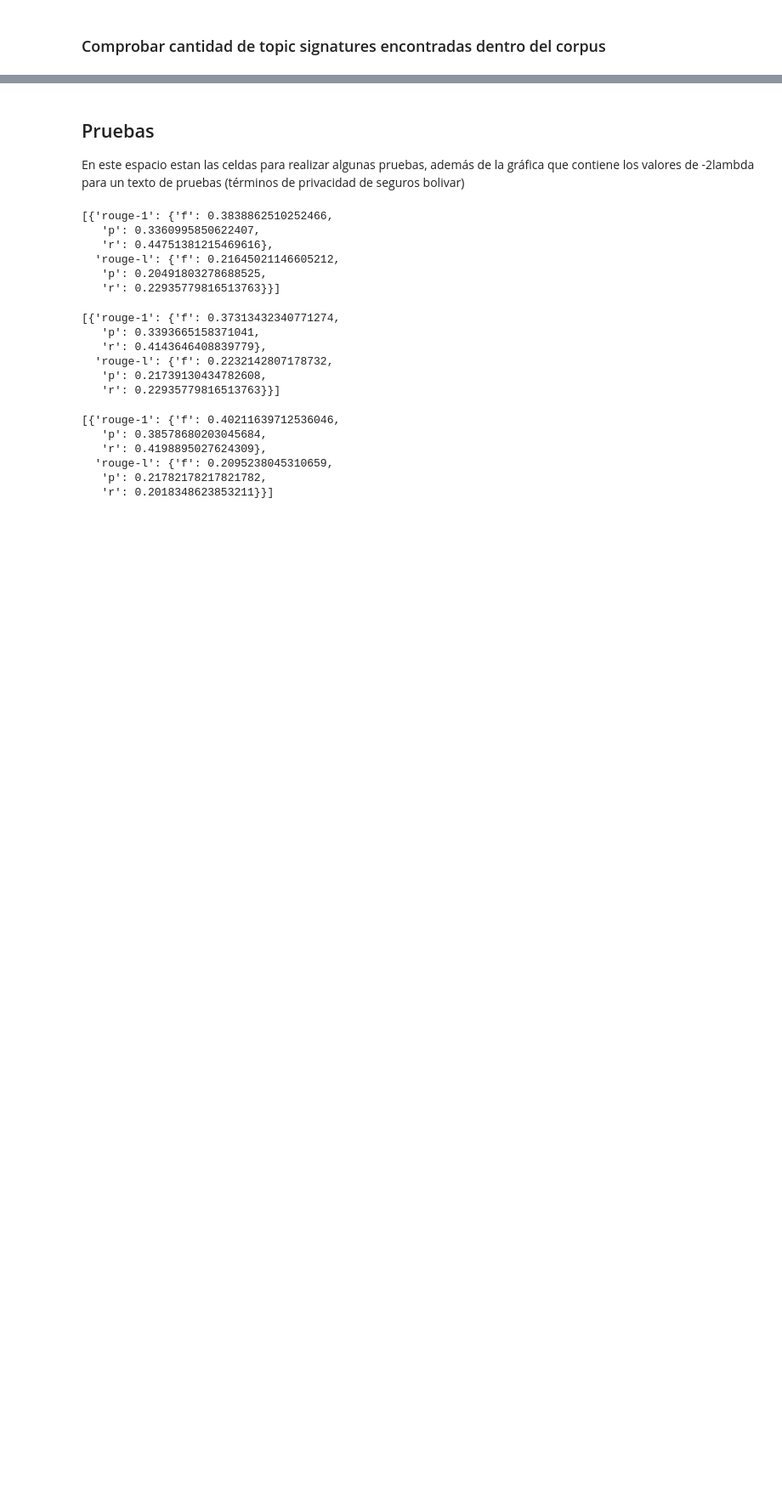
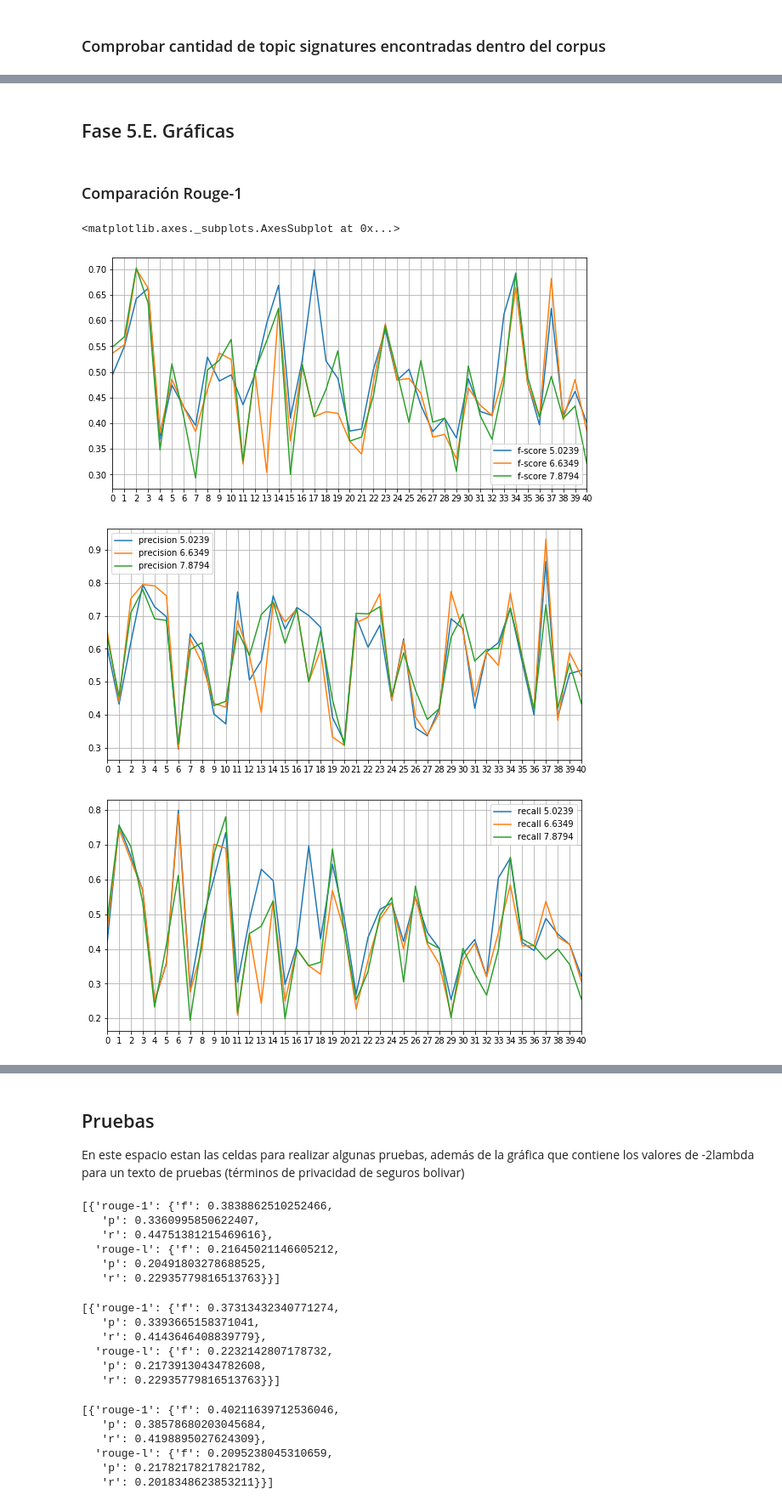
Before and after one commit to ecardona506/terms-of-service, a Jupyter notebook: Prueba de Verosimilitud Logaritmica.ipynb, the cells around one changed output, grey strips where cells are left out. Shown at 85% size. Cells and saved outputs as stored; diff of their text form; code cells hidden in the pictures; blank space fills up the shorter version.

```diff
--- a/Prueba de Verosimilitud Logaritmica.ipynb
+++ b/Prueba de Verosimilitud Logaritmica.ipynb
@@ -387,0 +446,11 @@ for i in range(n_referencias):
+# %%
+puntajes_corpus = [[] for _ in range(len(umbrales))]
+
+for i in range(n_referencias):
+    print(referencias[i])
+    for j in range(len(umbrales)):
+        print(umbrales[j])
+        puntajes_documento = rouge.get_scores(resumenes_corpus[i][j], resumenes_referencia[i])
+        puntajes_corpus[j].append(puntajes_documento)
+        print(puntajes_documento)
+    print()
@@ -387,0 +475,39 @@ for i in range(n_referencias):
+# %% [markdown]
+## Fase 5.E. Gráficas
+# %%
+metricas=['rouge-1','rouge-l']
+
+puntajes_por_umbral = []
+for i in range(len(umbrales)):
+    puntajes_por_metrica = [[],[]]
+    for j in range(len(metricas)):
+        for k in range(n_referencias):
+            m = metricas[j]
+            f_score = puntajes_corpus[i][k][0][m]['f']
+            precision = puntajes_corpus[i][k][0][m]['p']
+            recall = puntajes_corpus[i][k][0][m]['r']
+            puntajes_por_metrica[j].append((f_score,precision,recall))
+    puntajes_por_umbral.append(puntajes_por_metrica)
+# %% [markdown]
+### Comparación Rouge-1
+# %%
+df_rouge1 = pd.DataFrame(puntajes_por_umbral[0][0], columns=['f-score 5.0239','precision 5.0239','recall 5.0239'])
+for i in range(1,len(umbrales)):
+    tmp = pd.DataFrame(puntajes_por_umbral[i][0],
+                       columns=['f-score {}'.format(umbrales[i]),'precision {}'.format(umbrales[i]),
+                                'recall {}'.format(umbrales[i])])
+    df_rouge1 = df_rouge1.join(tmp)
+# %%
+df_rouge1.plot(y=['f-score 5.0239','f-score 6.6349','f-score 7.8794'],figsize=(10,5),
+               grid=1,layout=(1,3),xticks=np.arange(0,n_referencias,1))
+
+df_rouge1.plot(y=['precision 5.0239','precision 6.6349','precision 7.8794'],figsize=(10,5),
+               grid=1,layout=(1,3),xticks=np.arange(0,n_referencias,1))
+
+df_rouge1.plot(y=['recall 5.0239','recall 6.6349','recall 7.8794'],figsize=(10,5),
+               grid=1,layout=(1,3),xticks=np.arange(0,n_referencias,1))
+# %% [output]
+<matplotlib.axes._subplots.AxesSubplot at 0x...>
+[figure, added]
+[figure, added]
+[figure, added]
```
Also changed, not shown: parts of 53 cells of this notebook.
